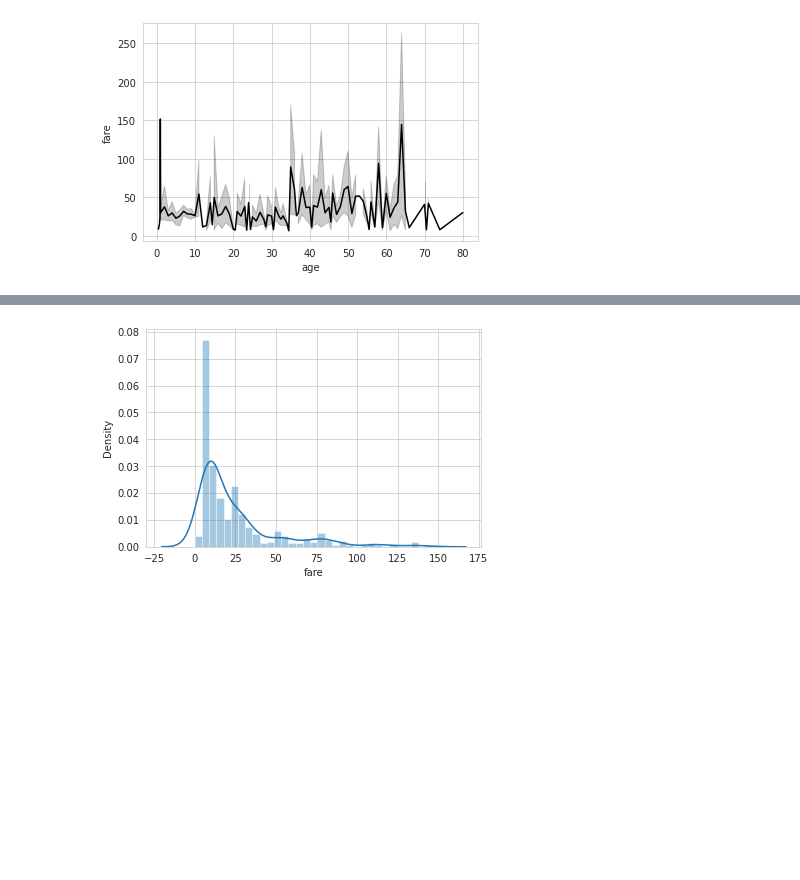
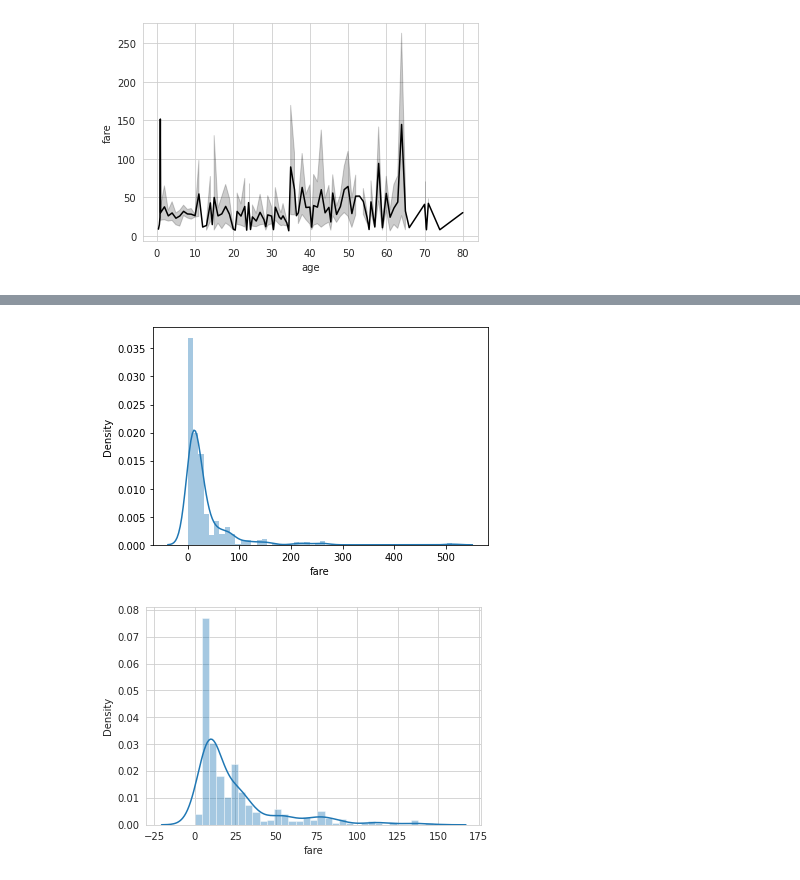
Before and after one commit to Marchosias72/AI_Data_Python, a Jupyter notebook: 5주차_정리.ipynb, the cells around one changed output, grey strips where cells are left out. Drawn from its saved outputs; the diff is of its cells as text; code cells hidden in the pictures; blank space fills up the shorter version.

```diff
--- a/5주차_정리.ipynb
+++ b/5주차_정리.ipynb
@@ -99,3 +97,8 @@ plt.show()
+# %%
+sns.distplot(titanic.fare.dropna()) #.dropna()는 빈 데이터 삭제
+plt.show()
+# %% [output]
+[figure, added]
 # %%
 pilter = titanic.query('fare<=150')
 sns.distplot(pilter.fare.dropna()) #.dropna()는 빈 데이터 삭제
```
Also changed, not shown: parts of 1 cell of this notebook.
